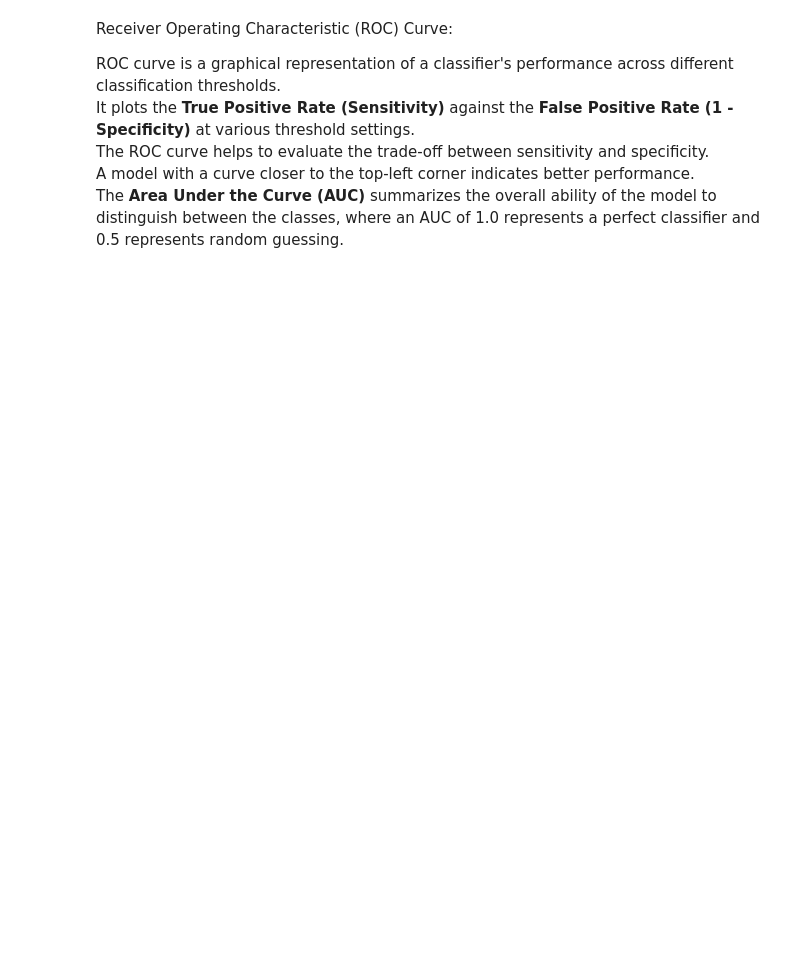
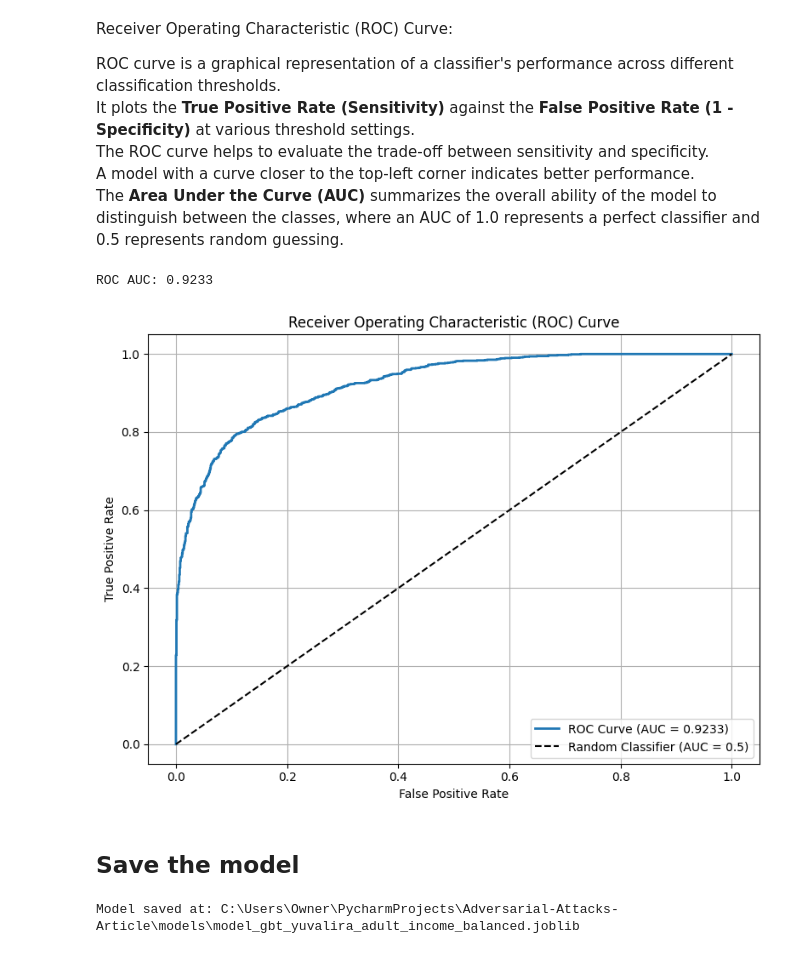
Before and after one commit to yuvalira/Adversarial-Attacks-Article, a Jupyter notebook: models/GBT_ModelTraining.ipynb, the cells around one changed output. Drawn from its saved outputs; the diff is of its cells as text; code cells hidden in the pictures; blank space fills up the shorter version.

Commit message:
Models pipline and joblib

```diff
--- a/models/GBT_ModelTraining.ipynb
+++ b/models/GBT_ModelTraining.ipynb
@@ -88,13 +97,13 @@ print("Categorical Features:", categorical_columns)
 # %%
 # Define the columns based on the categories you mentioned
-TARGET_COLUMN_NAME = ""  # The column we're predicting
-TARGET_LABELS = []  # Enter target labels
+TARGET_COLUMN_NAME = "income"  # The column we're predicting
+TARGET_LABELS = [">50K", "<=50K"]  # Enter target labels
 
 # Numeric features based on the output
-NUMERIC_FEATURE_NAMES = [] # Enter numeric feature
+NUMERIC_FEATURE_NAMES = ['age', 'educational-num', 'capital-gain', 'capital-loss', 'hours-per-week'] # Enter numeric feature
 
 # Categorical features based on the output
-CATEGORICAL_FEATURE_NAMES = [] # Enter categorical features
+CATEGORICAL_FEATURE_NAMES = ['workclass', 'education', 'marital-status', 'occupation', 'relationship', 'race', 'gender', 'native-country'] # Enter categorical features
 # %% [markdown]
 Now, we Create copies of dataframes to work on
 # %%
@@ -144,7 +153,7 @@ encoders = {}
 
 for col in CATEGORICAL_FEATURE_NAMES:
     # Combine all values for fitting
-    combined_values = pd.concat([train_data[col], val_data[col], test_data[col]], axis=0)
+    combined_values = pd.concat([train_data[col], val_data[col]], axis=0)
 
     le = LabelEncoder()
     le.fit(combined_values)  # Fit on all available data (to cover all categories)
@@ -152,7 +161,6 @@ for col in CATEGORICAL_FEATURE_NAMES:
     # Transform individually to preserve dataset structure
     train_data[col] = le.transform(train_data[col])
     val_data[col] = le.transform(val_data[col])
-    test_data[col] = le.transform(test_data[col])
 
     encoders[col] = le  # Save for reuse
 
@@ -185,7 +197,7 @@ The function calculates standard classification metrics, including accuracy, pre
 
 Training time is also measured to assess computational efficiency.
 # %%
-def run_experiment(model, train_data, val_data, test_data):
+def run_experiment(model, train_data, val_data):
     # Exclude target
     exclude_columns = [TARGET_COLUMN_NAME]
 
@@ -196,9 +208,6 @@ def run_experiment(model, train_data, val_data, test_data):
     X_val = val_data.drop(columns=exclude_columns)
     y_val = val_data[TARGET_COLUMN_NAME]
 
-    X_test = test_data.drop(columns=exclude_columns)
-    y_test = test_data[TARGET_COLUMN_NAME]
-
     # Train the model
     start_time = time.time()
     model.fit(X_train, y_train)
@@ -206,20 +215,20 @@ def run_experiment(model, train_data, val_data, test_data):
 
     training_time = end_time - start_time
 
-    # Evaluate on test set
-    y_pred = model.predict(X_test)
+    # Evaluate on val set
+    y_pred = model.predict(X_val)
 
     # Correctly Predicted
-    correct_predictions = np.sum(y_test == y_pred)
-    total_predictions = len(y_test)
+    correct_predictions = np.sum(y_val == y_pred)
+    total_predictions = len(y_val)
     print(f"Correctly Predicted: {correct_predictions}/{total_predictions}")
 
     # Calculate metrics
-    precision = precision_score(y_test, y_pred)
-    recall = recall_score(y_test, y_pred)
-    f1 = f1_score(y_test, y_pred)
-    accuracy = accuracy_score(y_test, y_pred)
-    auc = roc_auc_score(y_test, model.predict_proba(X_test)[:, 1])
+    precision = precision_score(y_val, y_pred)
+    recall = recall_score(y_val, y_pred)
+    f1 = f1_score(y_val, y_pred)
+    accuracy = accuracy_score(y_val, y_pred)
+    auc = roc_auc_score(y_val, model.predict_proba(X_val)[:, 1])
 
     print(f"Model evaluation complete:")
     print(f"Accuracy: {accuracy:.4f}")
@@ -231,4 +240,4 @@ def run_experiment(model, train_data, val_data, test_data):
 
     return model
 # %%
-model_gbt = run_experiment(model_gbt, train_data, val_data, test_data)
+model_gbt = run_experiment(model_gbt, train_data, val_data)
@@ -255,27 +288,47 @@ A model with a curve closer to the top-left corner indicates better performance.
 The **Area Under the Curve (AUC)** summarizes the overall ability of the model to distinguish between the classes, where an AUC of 1.0 represents a perfect classifier and 0.5 represents random guessing.
 # %%
 # Prepare test data
-X_test = test_data.drop(columns=[TARGET_COLUMN_NAME])
-y_true = test_data[TARGET_COLUMN_NAME].values
+X_test = val_data.drop(columns=[TARGET_COLUMN_NAME])
+y_true = val_data[TARGET_COLUMN_NAME].values
 
 # Predict probabilities for the positive class
 y_proba = model_gbt.predict_proba(X_test)[:, 1]
 
 # Compute ROC AUC score
 roc_auc = roc_auc_score(y_true, y_proba)
 print(f"ROC AUC: {roc_auc:.4f}")
 
 # Compute ROC curve points
 fpr, tpr, thresholds = roc_curve(y_true, y_proba)
 
 # Plot the ROC curve
 plt.figure(figsize=(8,6))
 plt.plot(fpr, tpr, label=f"ROC Curve (AUC = {roc_auc:.4f})", linewidth=2)
 plt.plot([0, 1], [0, 1], 'k--', label="Random Classifier (AUC = 0.5)")
 plt.xlabel("False Positive Rate")
 plt.ylabel("True Positive Rate")
 plt.title("Receiver Operating Characteristic (ROC) Curve")
 plt.legend(loc="lower right")
 plt.grid(True)
 plt.tight_layout()
 plt.show()
+# %% [output]
+ROC AUC: 0.9233
+[figure, added]
+# %% [markdown]
+## Save the model
+# %%
+import joblib
+
+# Turn repo_id into a safe filename: remove slashes, spaces, etc.
+safe_repo_id = repo_id.replace("/", "_").replace(" ", "_")
+
+# Build model filename
+model_path = f"model_gbt_{safe_repo_id}.joblib"
+
+# Save in the same folder as the notebook
+joblib.dump(model_gbt, model_path)
+
+print(f"Model saved at: {os.path.abspath(model_path)}")
+# %% [output]
+Model saved at: C:\Users\Owner\PycharmProjects\Adversarial-Attacks-Article\models\model_gbt_yuvalira_adult_income_balanced.joblib
```
Also changed, not shown: parts of 11 cells of this notebook, 3 other files.
